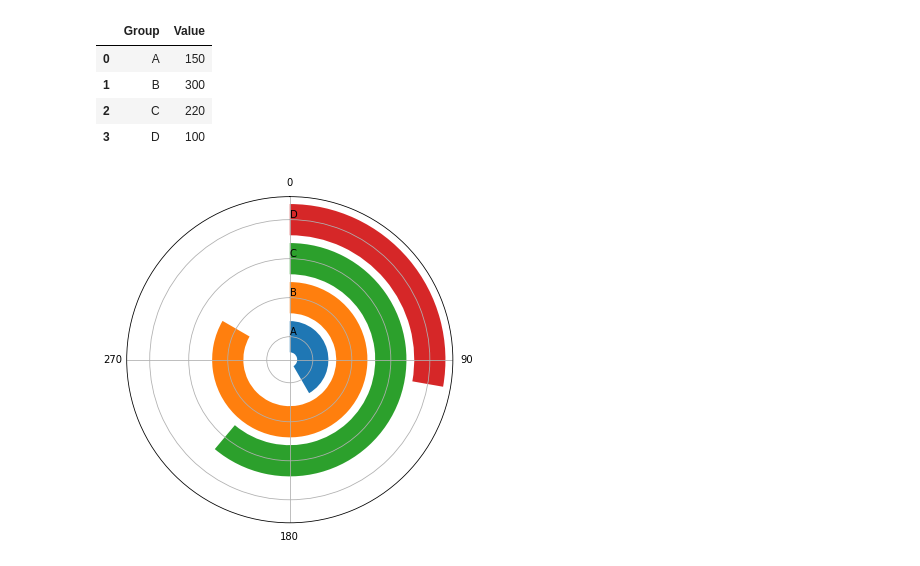
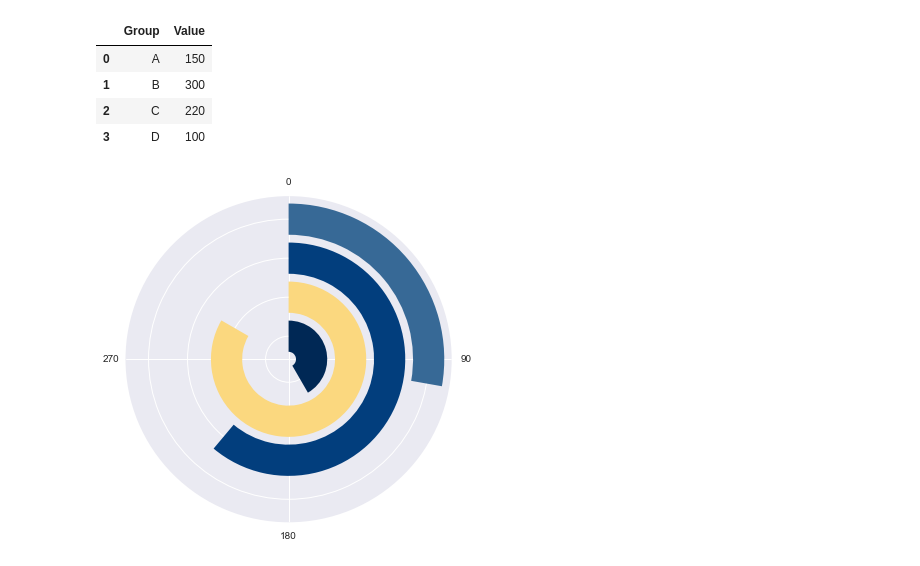
Before and after one commit to JohnTrunix/data-science-jupyter-book, a Jupyter notebook: pages/visualization/visuals/charts/radialbar.ipynb, the cells around one changed output. Cells and saved outputs as stored; diff of their text form; code cells hidden in the pictures.

```diff
--- a/pages/visualization/visuals/charts/radialbar.ipynb
+++ b/pages/visualization/visuals/charts/radialbar.ipynb
@@ -50,15 +51,18 @@ df.head()
 | 2 | C | 220 |
 | 3 | D | 100 |
 # %%
+mpl.style.use('seaborn')
+colors = ['#002855', '#FBD87F', '#023E7D', '#376996', '#829CBC', '#F8C23A']
+
 plt.figure(figsize=(6, 6))
 ax = plt.subplot(projection='polar')
 for i in range(len(df)):
-    ax.barh(i, math.radians(df.iloc[i]['Value']))
+    ax.barh(y=i, width=math.radians(df.iloc[i]['Value']), color=colors[i])
 ax.set_theta_zero_location('N')
 ax.set_theta_direction(-1)
 ax.set_rlabel_position(0)
 ax.set_thetagrids([0, 90, 180, 270], labels=[0, 90, 180, 270])
 ax.set_rgrids([0, 1, 2, 3], labels=df['Group'])
 plt.show()
 # %% [output]
-[figure, old version]
+[figure, new version]
```
Also changed, not shown: parts of 1 cell of this notebook, 4 other files.
